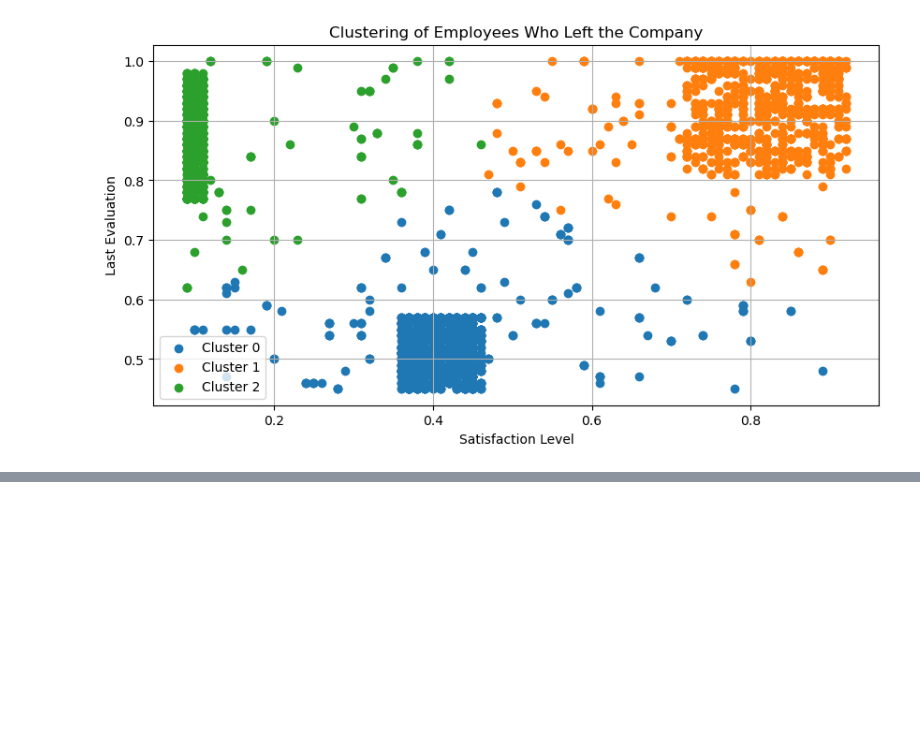
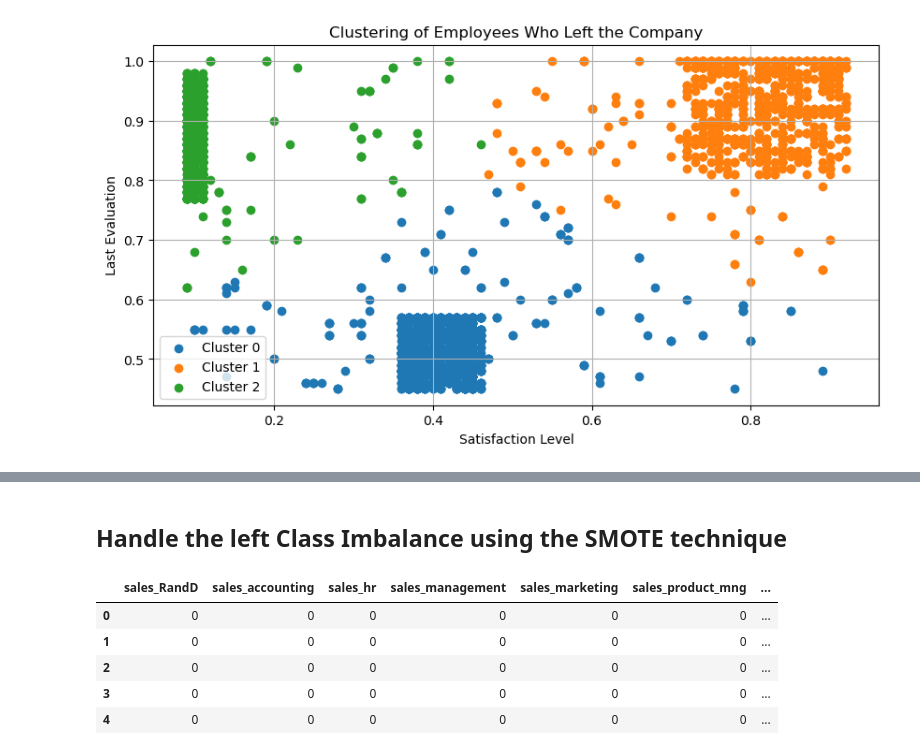
Before and after one commit to khoinguyentm/course-end-3, a Jupyter notebook: main.ipynb, the cells around one changed output, grey strips where cells are left out. Drawn from its saved outputs; the diff is of its cells as text; code cells hidden in the pictures; blank space fills up the shorter version.

```diff
--- a/main.ipynb
+++ b/main.ipynb
@@ -159,0 +181,17 @@ plt.show()
+# %% [markdown]
+## Handle the left Class Imbalance using the SMOTE technique
+# %%
+# Separating categorical and numerical features
+categorical_col = df.select_dtypes(include='object').columns
+
+# Apply get dummies for categorical features
+df_dummies = pd.get_dummies(df[categorical_col], drop_first=True, dtype=int)
+
+df_dummies.head()
+# %% [output]
+|  | sales_RandD | sales_accounting | sales_hr | sales_management | sales_marketing | sales_product_mng | ... |
+| 0 | 0 | 0 | 0 | 0 | 0 | 0 | ... |
+| 1 | 0 | 0 | 0 | 0 | 0 | 0 | ... |
+| 2 | 0 | 0 | 0 | 0 | 0 | 0 | ... |
+| 3 | 0 | 0 | 0 | 0 | 0 | 0 | ... |
+| 4 | 0 | 0 | 0 | 0 | 0 | 0 | ... |
```
Also changed, not shown: parts of 5 cells of this notebook.
